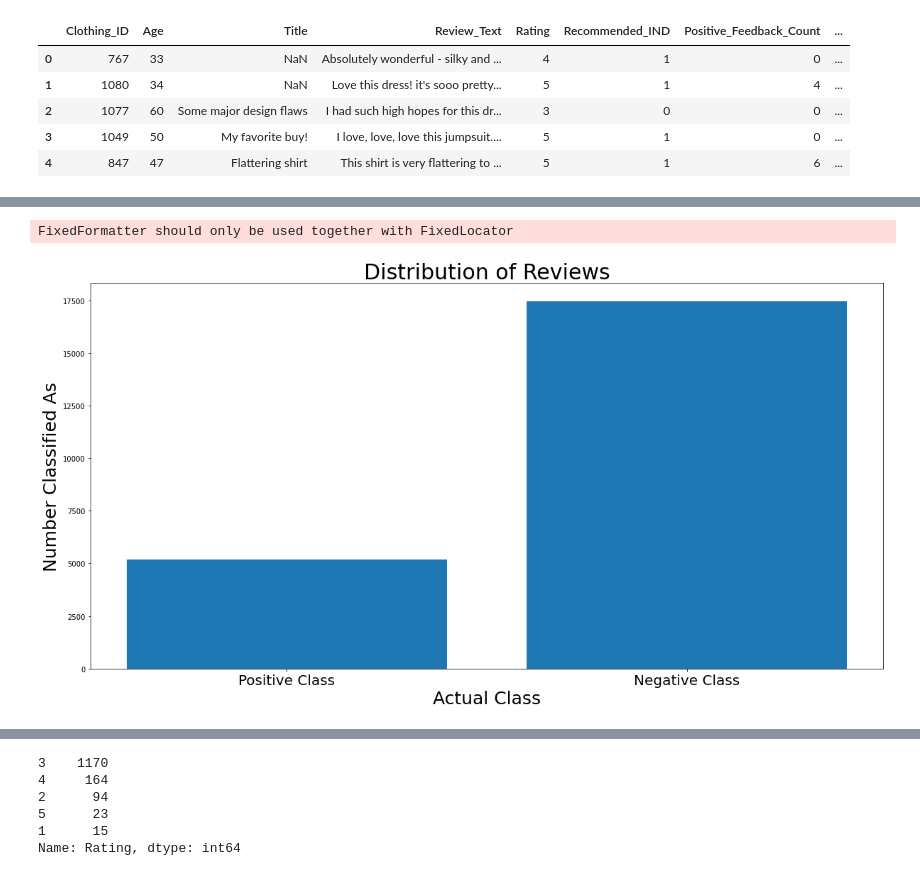
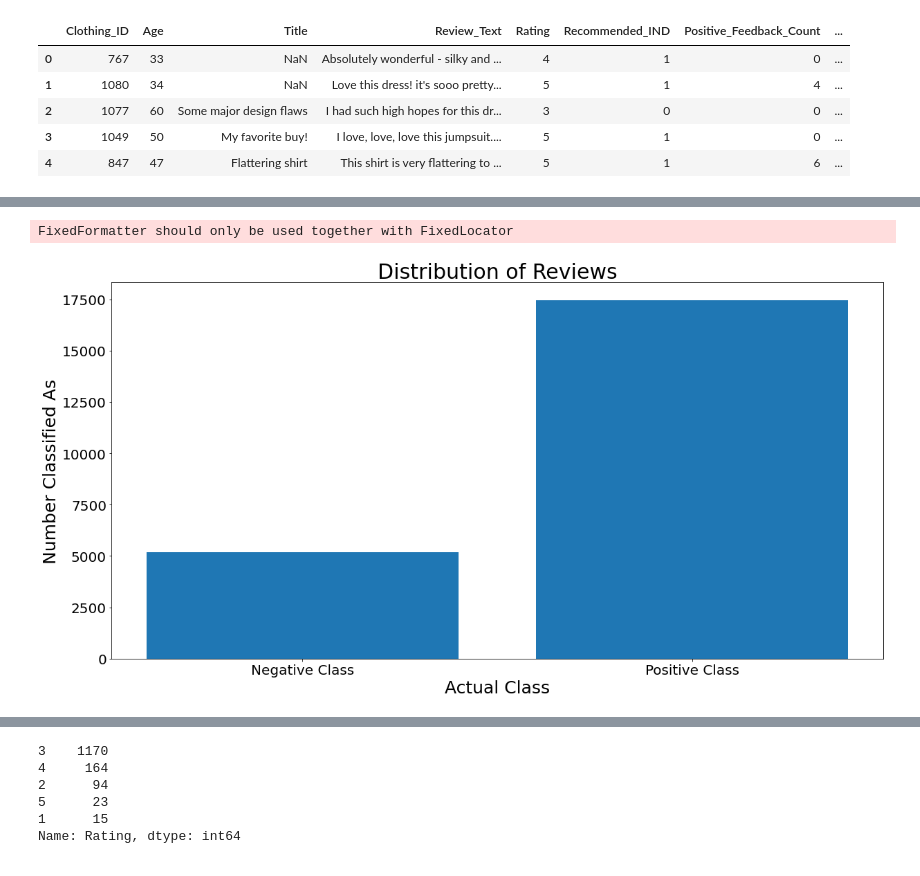
Before and after one commit to jlc0512/Utilizing-E-Commerce-Reviews-to-Predict-Comment-Sentiments, a Jupyter notebook: final_data_prep.ipynb, the cells around one changed output, grey strips where cells are left out. Cells and saved outputs as stored; diff of their text form; code cells hidden in the pictures.

Commit message:
fixed x-axis lablels on target distribution presentation

```diff
--- a/final_data_prep.ipynb
+++ b/final_data_prep.ipynb
@@ -508,24 +508,24 @@ fig.write_image("./images/target_distribution.png", scale=5)
 # %%
 results_dict = {'Negative': df['Positive_Rating'].value_counts()[0],
                 'Positive': df['Positive_Rating'].value_counts()[1]}
 
 dict_keys = list(results_dict.keys())
 dict_values = list(results_dict.values())
 
 fig, ax = plt.subplots(figsize=(20, 10))
 plt.rcParams.update({'font.size': 15})
 
 ax.set_title('Distribution of Reviews', fontsize=30)
 ax.set_ylabel('Number Classified As', fontsize=25)
-ax.set_xticklabels( ('Positive Class', 'Negative Class'), fontsize=20 )
+ax.set_xticklabels( ('Negative Class', 'Positive Class'), fontsize=20 )
 ax.set_xlabel('Actual Class', fontsize=25)
 
 ax.bar(dict_keys, dict_values, align='center')
-plt.savefig('./images/target_distribution_presentation.png')
+plt.savefig('./images/target_distribution_presentation.png', dpi=400)
 plt.show();
 # %% [output]
 FixedFormatter should only be used together with FixedLocator
-[figure, old version]
+[figure, new version]
 # %%
 #looking at the imbalance between sentiments and recommended based on rating
 # %%
```
Also changed, not shown: parts of 2 cells of this notebook, 2 other files.
